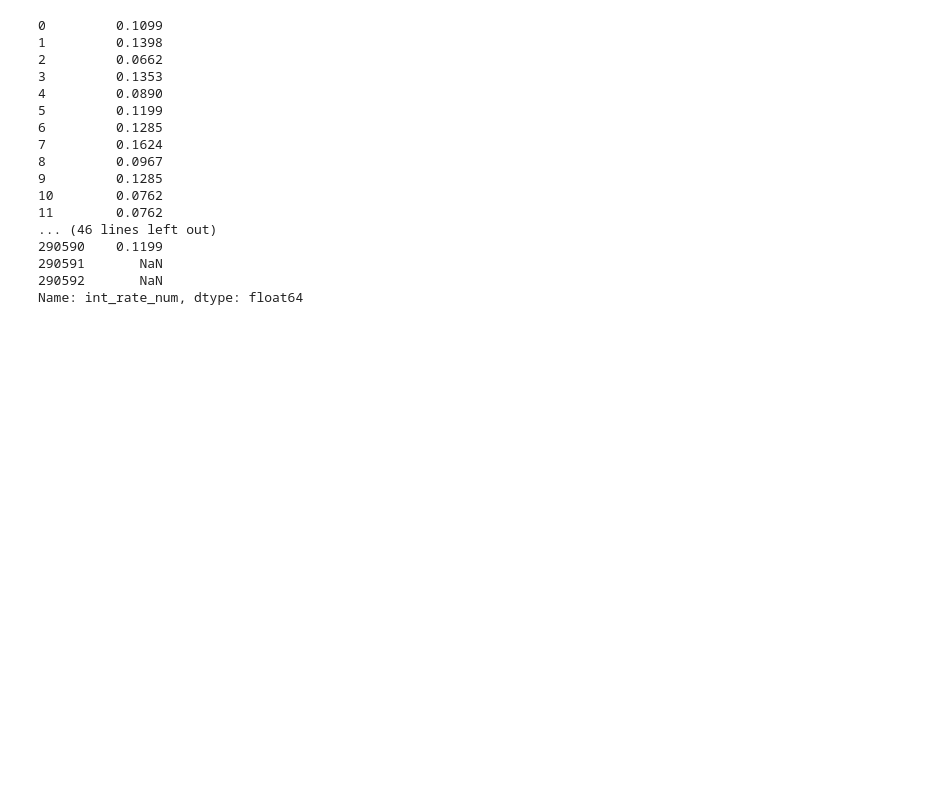
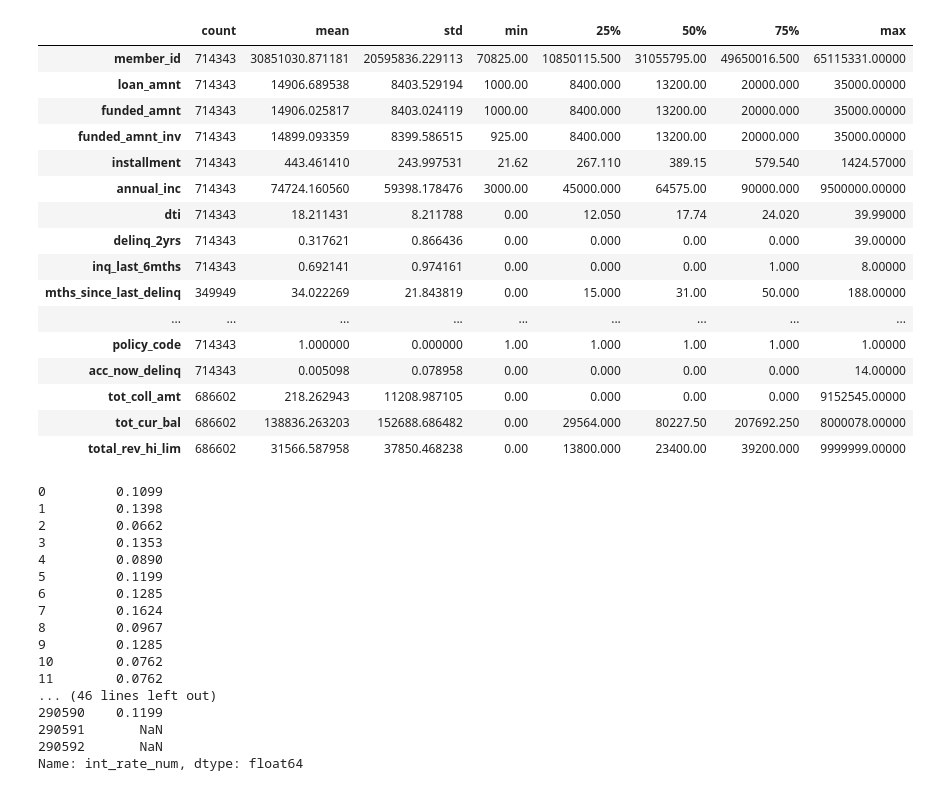
Before and after one commit to tedcheng/lendingclub, a Jupyter notebook: interest_rate_prediction.ipynb, the cells around one changed output. Cells and saved outputs as stored; diff of their text form; code cells hidden in the pictures; blank space fills up the shorter version.

```diff
--- a/interest_rate_prediction.ipynb
+++ b/interest_rate_prediction.ipynb
@@ -42,3 +37,24 @@ all_loan = pd.concat([loan_2013, loan_2014, loan_2015])
+# %%
+transposed = all_loan.describe().transpose()
+transposed[transposed['count']!=0]
+# %% [output]
+|  | count | mean | std | min | 25% | 50% | 75% | max |
+| member_id | 714343 | 30851030.871181 | 20595836.229113 | 70825.00 | 10850115.500 | 31055795.00 | 49650016.500 | 65115331.00000 |
+| loan_amnt | 714343 | 14906.689538 | 8403.529194 | 1000.00 | 8400.000 | 13200.00 | 20000.000 | 35000.00000 |
+| funded_amnt | 714343 | 14906.025817 | 8403.024119 | 1000.00 | 8400.000 | 13200.00 | 20000.000 | 35000.00000 |
+| funded_amnt_inv | 714343 | 14899.093359 | 8399.586515 | 925.00 | 8400.000 | 13200.00 | 20000.000 | 35000.00000 |
+| installment | 714343 | 443.461410 | 243.997531 | 21.62 | 267.110 | 389.15 | 579.540 | 1424.57000 |
+| annual_inc | 714343 | 74724.160560 | 59398.178476 | 3000.00 | 45000.000 | 64575.00 | 90000.000 | 9500000.00000 |
+| dti | 714343 | 18.211431 | 8.211788 | 0.00 | 12.050 | 17.74 | 24.020 | 39.99000 |
+| delinq_2yrs | 714343 | 0.317621 | 0.866436 | 0.00 | 0.000 | 0.00 | 0.000 | 39.00000 |
+| inq_last_6mths | 714343 | 0.692141 | 0.974161 | 0.00 | 0.000 | 0.00 | 1.000 | 8.00000 |
+| mths_since_last_delinq | 349949 | 34.022269 | 21.843819 | 0.00 | 15.000 | 31.00 | 50.000 | 188.00000 |
+| ... | ... | ... | ... | ... | ... | ... | ... | ... |
+| policy_code | 714343 | 1.000000 | 0.000000 | 1.00 | 1.000 | 1.00 | 1.000 | 1.00000 |
+| acc_now_delinq | 714343 | 0.005098 | 0.078958 | 0.00 | 0.000 | 0.00 | 0.000 | 14.00000 |
+| tot_coll_amt | 686602 | 218.262943 | 11208.987105 | 0.00 | 0.000 | 0.00 | 0.000 | 9152545.00000 |
+| tot_cur_bal | 686602 | 138836.263203 | 152688.686482 | 0.00 | 29564.000 | 80227.50 | 207692.250 | 8000078.00000 |
+| total_rev_hi_lim | 686602 | 31566.587958 | 37850.468238 | 0.00 | 13800.000 | 23400.00 | 39200.000 | 9999999.00000 |
 # %%
 all_loan['int_rate_num'] = [float(str(t).replace("%", ""))/100 for t in all_loan.int_rate]
 all_loan.int_rate_num
```
Also changed, not shown: parts of 36 cells of this notebook.
